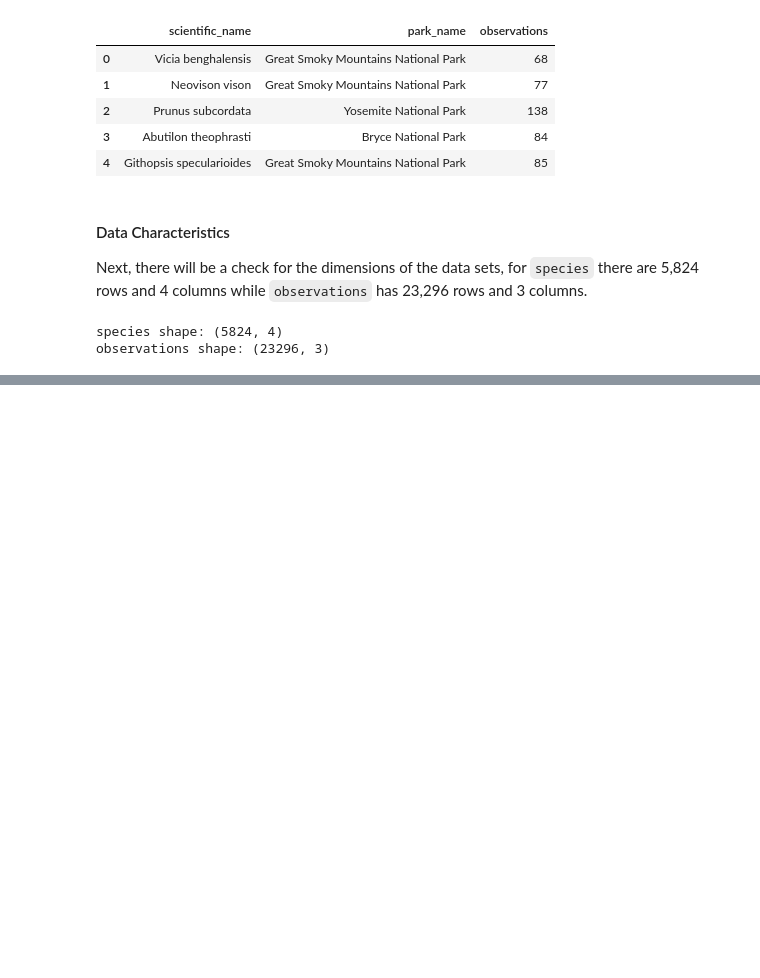
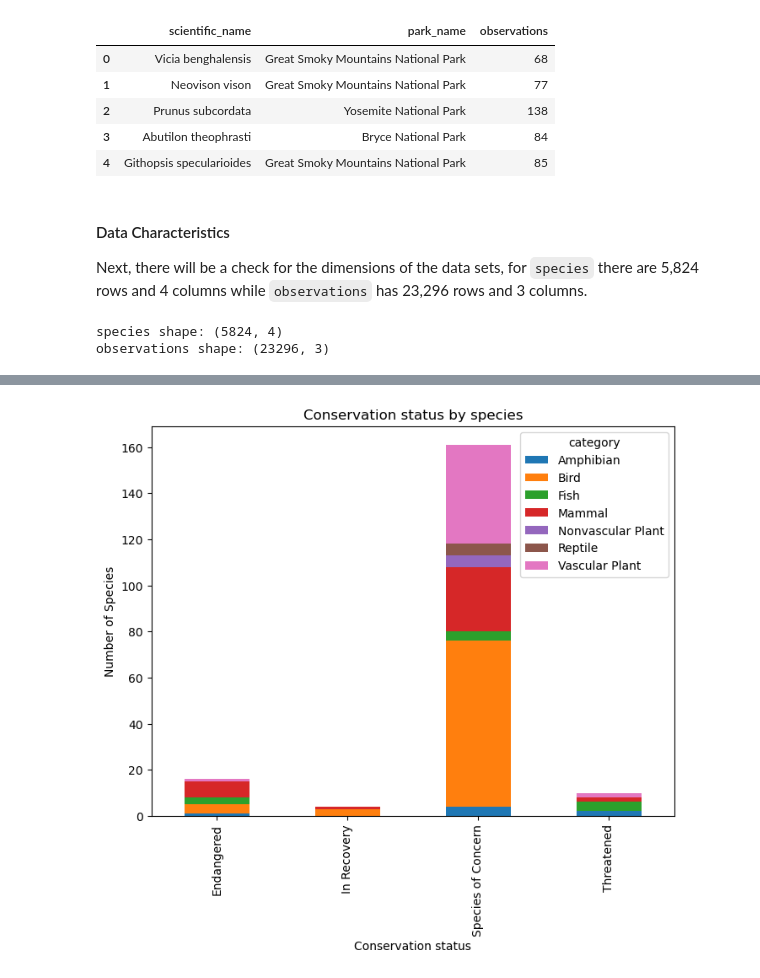
Before and after one commit to dorinMaraku/biodiversity_starter, a Jupyter notebook: biodiversity.ipynb, the cells around one changed output, grey strips where cells are left out. Cells and saved outputs as stored; diff of their text form; code cells hidden in the pictures; blank space fills up the shorter version.

```diff
--- a/biodiversity.ipynb
+++ b/biodiversity.ipynb
@@ -129,0 +215,10 @@ observations shape: (23296, 3)
+# %%
+conservationCategory = (species_df
+ .fillna('No Intervention')
+ .reset_index(drop=True)
+ .loc[lambda df_: df_.conservation_status != 'No Intervention']
+ .groupby(['conservation_status', 'category'])['scientific_name']
+ .count()
+ .unstack()
+)
+conservationCategory
@@ -129,0 +232,10 @@ observations shape: (23296, 3)
+# %%
+ax = conservationCategory.plot(kind='bar',
+                          figsize=(8,6),
+                          stacked=True,
+                          title='Conservation status by species',
+                          xlabel='Conservation status',
+                          ylabel='Number of Species'
+                        );
+# %% [output]
+[figure, added]
```
Also changed, not shown: parts of 32 cells of this notebook.
